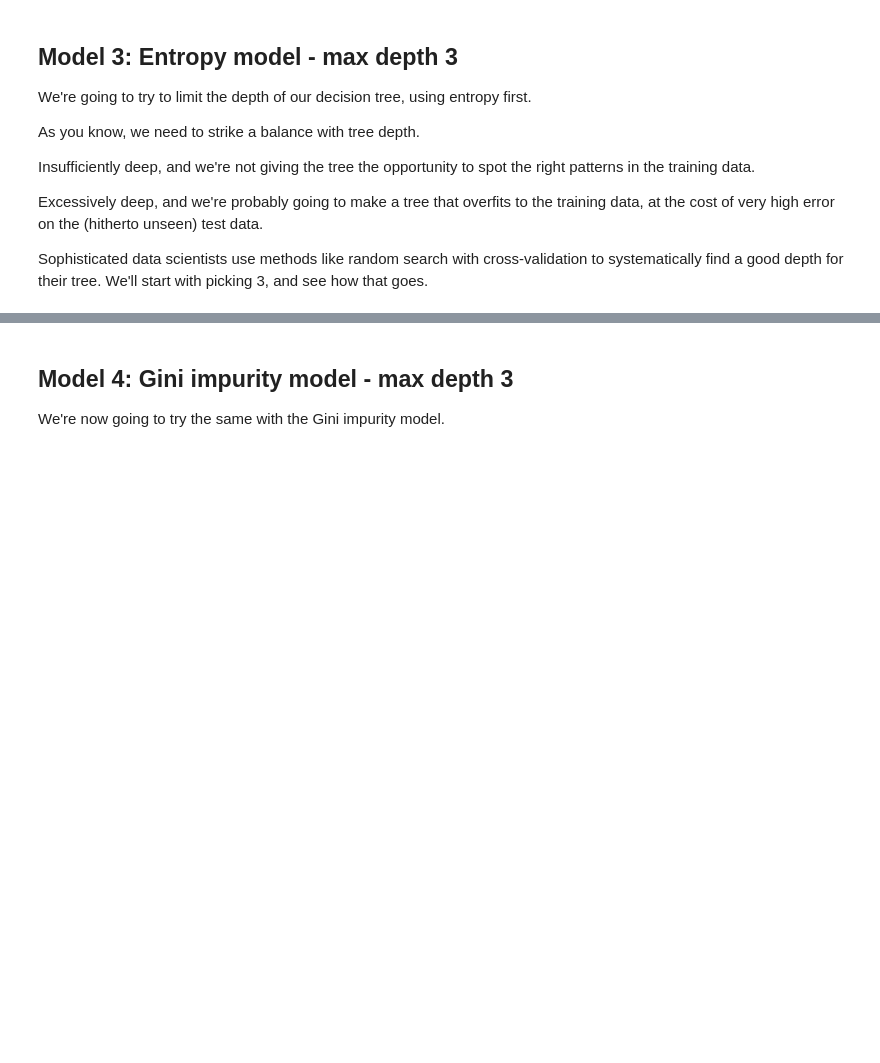
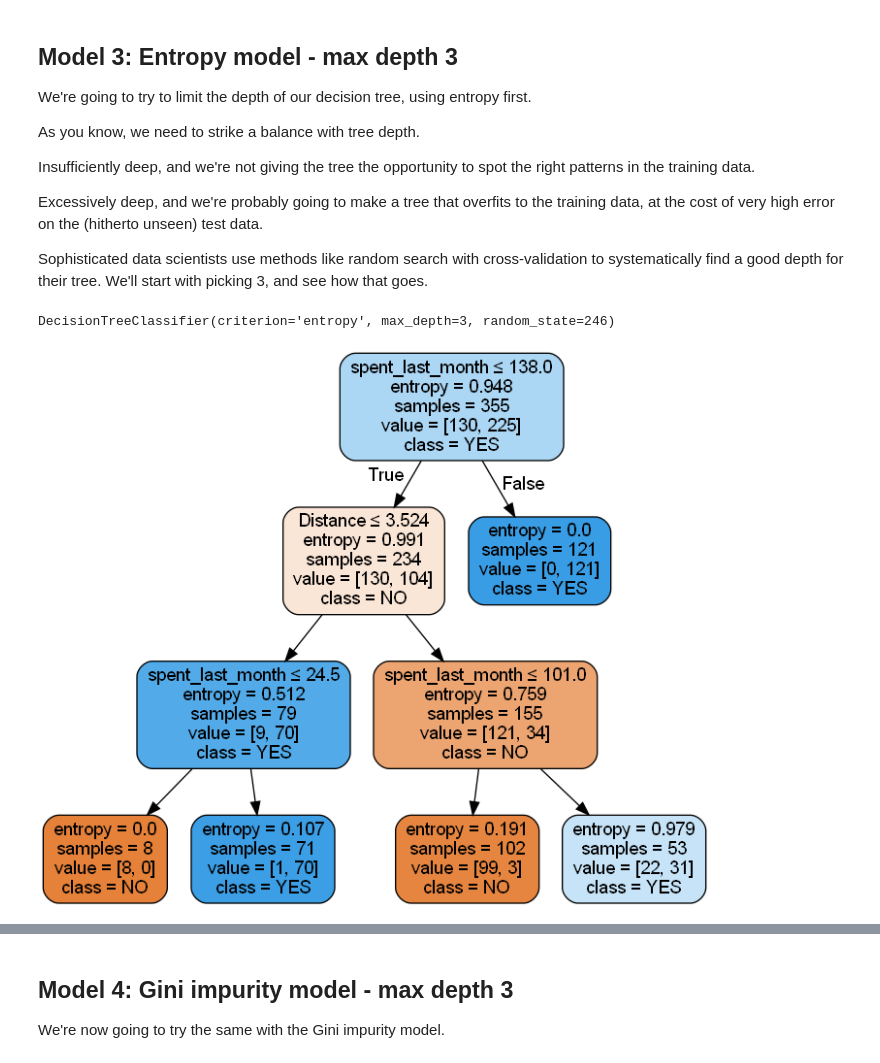
Before and after one commit to dennisvdang/Springboard-Portfolio, a Jupyter notebook: Coffee-Case-Study-Decision-Tree/Springboard Decision Tree Specialty Coffee Case Study - Tier 3.ipynb, the cells around one changed output, grey strips where cells are left out. Drawn from its saved outputs; the diff is of its cells as text; code cells hidden in the pictures; blank space fills up the shorter version.

```diff
--- a/Coffee-Case-Study-Decision-Tree/Springboard Decision Tree Specialty Coffee Case Study - Tier 3.ipynb
+++ b/Coffee-Case-Study-Decision-Tree/Springboard Decision Tree Specialty Coffee Case Study - Tier 3.ipynb
@@ -403,13 +512,29 @@ Sophisticated data scientists use methods like random search with cross-validati
 # %%
 # Made a model as before, but call it entr_model2, and make the max_depth parameter equal to 3.
 # Execute the fitting, predicting, and Series operations as before
-_ _ _
+entr_model2 = tree.DecisionTreeClassifier(criterion='entropy', max_depth=3, random_state=246)
+entr_model2.fit(X_train, y_train)
+y_pred2 = entr_model2.predict(X_test)
+y_pred_series2 = pd.Series(y_pred2)
+entr_model2
+# %% [output]
+DecisionTreeClassifier(criterion='entropy', max_depth=3, random_state=246)
 # %%
 # As before, we need to visualize the tree to grasp its nature
-_ _ _
+exported = tree.export_graphviz(entr_model2,
+                                out_file=None,
+                                feature_names=X_train.columns,
+                                class_names=entr_model2.classes_,
+                                filled=True,
+                                rounded=True,
+                                special_characters=True)
 
-# Alternatively for class_names use entr_model2.classes_
-_ _ _
+graph = graphviz.Source(exported)
+graph.format = 'png'
+graph.render('decision_tree_entropy_model_depth_3')
+Image(filename='decision_tree_entropy_model_depth_3.png')
+# %% [output]
+[figure, added]
 # %%
 # Run this block for model evaluation
 print("Model Entropy model max depth 3")
```
Also changed, not shown: parts of 46 cells of this notebook, 8 other files.
